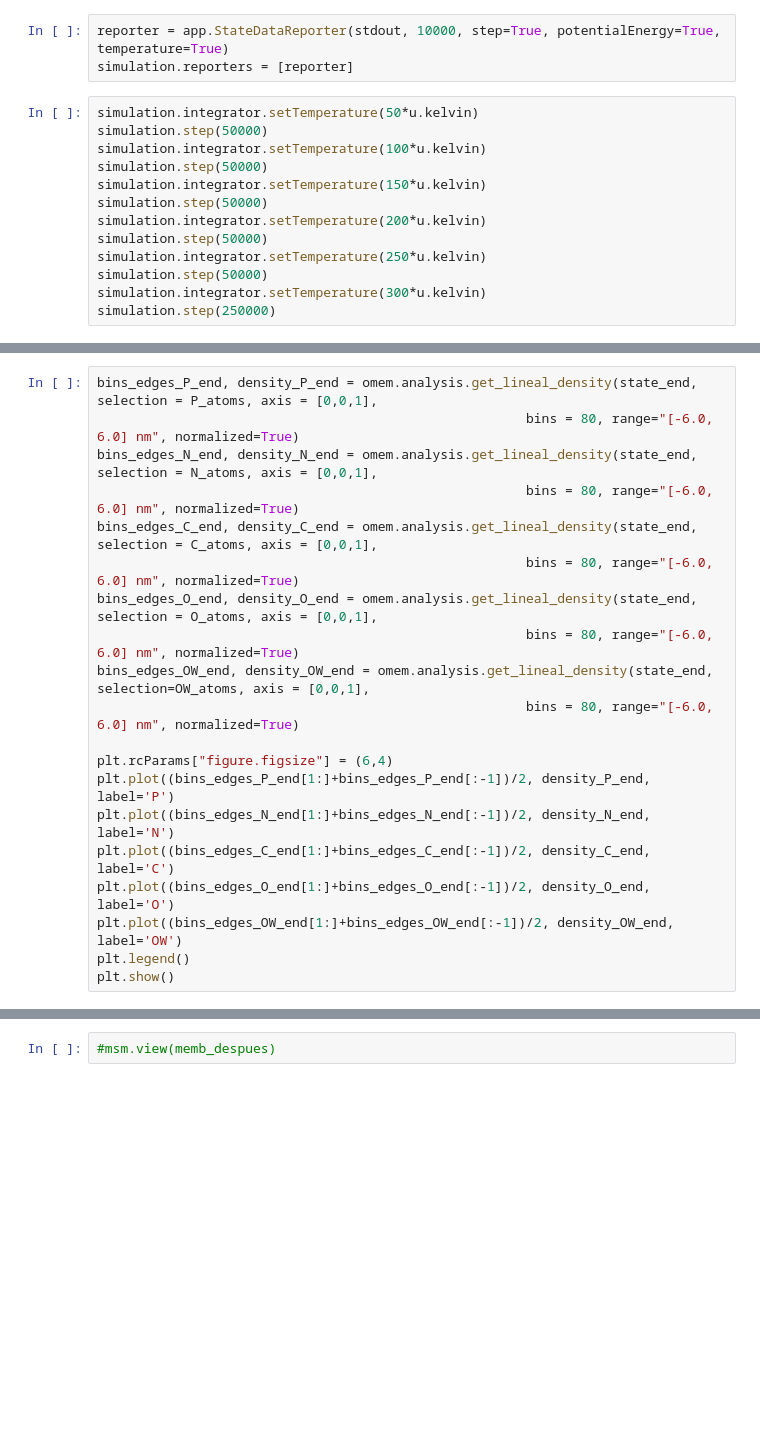
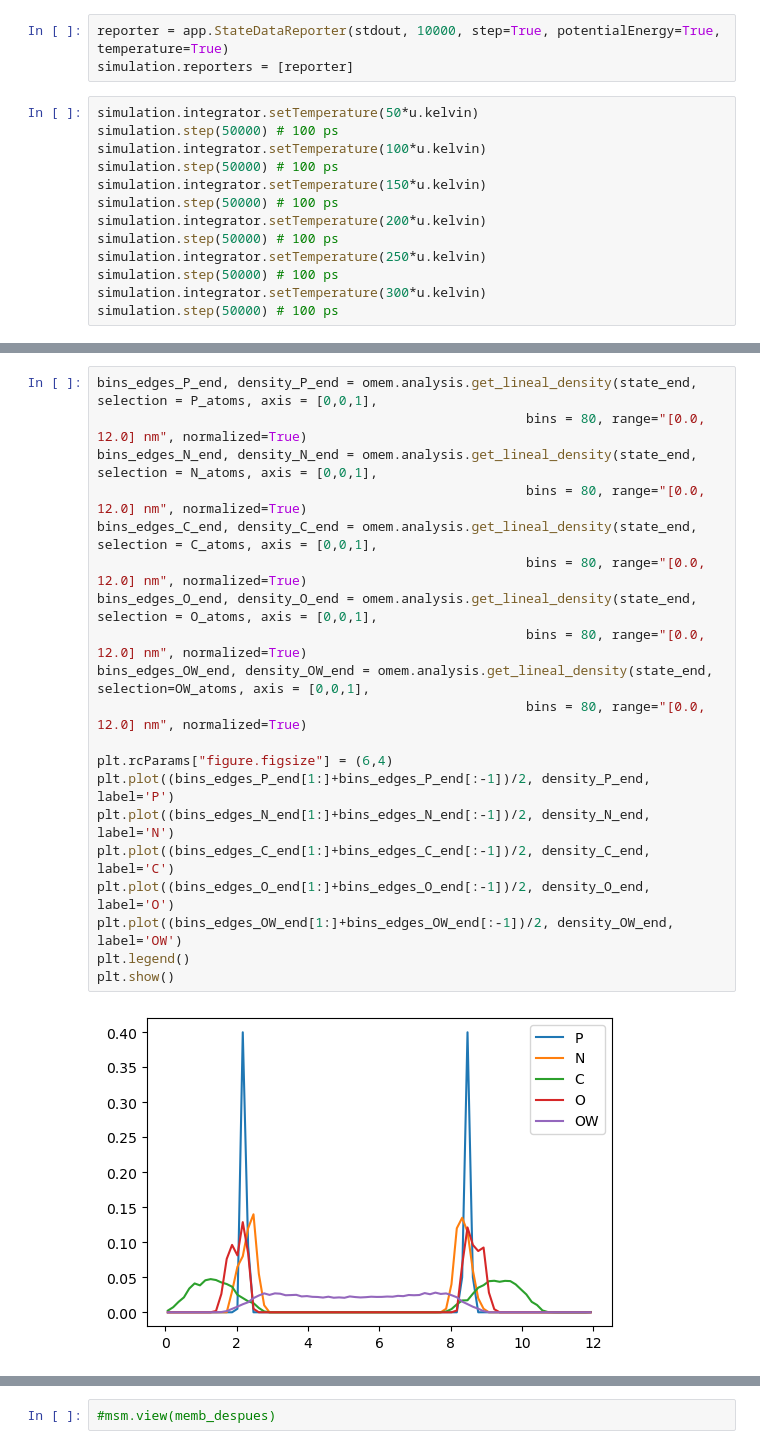
Before and after one commit to uibcdf/OMembrane, a Jupyter notebook: sandbox/Build_POPC_membrane_3_0.ipynb, the cells around one changed output, grey strips where cells are left out. Cells and saved outputs as stored; diff of their text form; blank space fills up the shorter version.

```diff
--- a/sandbox/Build_POPC_membrane_3_0.ipynb
+++ b/sandbox/Build_POPC_membrane_3_0.ipynb
@@ -52,16 +56,16 @@ reporter = app.StateDataReporter(stdout, 10000, step=True, potentialEnergy=True,
 simulation.reporters = [reporter]
 # %%
 simulation.integrator.setTemperature(50*u.kelvin)
-simulation.step(50000)
+simulation.step(50000) # 100 ps
 simulation.integrator.setTemperature(100*u.kelvin)
-simulation.step(50000)
+simulation.step(50000) # 100 ps
 simulation.integrator.setTemperature(150*u.kelvin)
-simulation.step(50000)
+simulation.step(50000) # 100 ps
 simulation.integrator.setTemperature(200*u.kelvin)
-simulation.step(50000)
+simulation.step(50000) # 100 ps
 simulation.integrator.setTemperature(250*u.kelvin)
-simulation.step(50000)
+simulation.step(50000) # 100 ps
 simulation.integrator.setTemperature(300*u.kelvin)
-simulation.step(250000)
+simulation.step(50000) # 100 ps
 # %% [output]
 #"Step","Potential Energy (kJ/mole)","Temperature (K)"
@@ -115,21 +113,23 @@ plt.legend()
 # %%
 bins_edges_P_end, density_P_end = omem.analysis.get_lineal_density(state_end, selection = P_atoms, axis = [0,0,1],
-                                                       bins = 80, range="[-6.0, 6.0] nm", normalized=True)
+                                                       bins = 80, range="[0.0, 12.0] nm", normalized=True)
 bins_edges_N_end, density_N_end = omem.analysis.get_lineal_density(state_end, selection = N_atoms, axis = [0,0,1],
-                                                       bins = 80, range="[-6.0, 6.0] nm", normalized=True)
+                                                       bins = 80, range="[0.0, 12.0] nm", normalized=True)
 bins_edges_C_end, density_C_end = omem.analysis.get_lineal_density(state_end, selection = C_atoms, axis = [0,0,1],
-                                                       bins = 80, range="[-6.0, 6.0] nm", normalized=True)
+                                                       bins = 80, range="[0.0, 12.0] nm", normalized=True)
 bins_edges_O_end, density_O_end = omem.analysis.get_lineal_density(state_end, selection = O_atoms, axis = [0,0,1],
-                                                       bins = 80, range="[-6.0, 6.0] nm", normalized=True)
+                                                       bins = 80, range="[0.0, 12.0] nm", normalized=True)
 bins_edges_OW_end, density_OW_end = omem.analysis.get_lineal_density(state_end, selection=OW_atoms, axis = [0,0,1],
-                                                       bins = 80, range="[-6.0, 6.0] nm", normalized=True)
+                                                       bins = 80, range="[0.0, 12.0] nm", normalized=True)
 
 plt.rcParams["figure.figsize"] = (6,4)
 plt.plot((bins_edges_P_end[1:]+bins_edges_P_end[:-1])/2, density_P_end, label='P')
 plt.plot((bins_edges_N_end[1:]+bins_edges_N_end[:-1])/2, density_N_end, label='N')
 plt.plot((bins_edges_C_end[1:]+bins_edges_C_end[:-1])/2, density_C_end, label='C')
 plt.plot((bins_edges_O_end[1:]+bins_edges_O_end[:-1])/2, density_O_end, label='O')
 plt.plot((bins_edges_OW_end[1:]+bins_edges_OW_end[:-1])/2, density_OW_end, label='OW')
 plt.legend()
 plt.show()
+# %% [output]
+[figure, added]
 # %%
```
Also changed, not shown: parts of 15 cells of this notebook, 10 other files.
